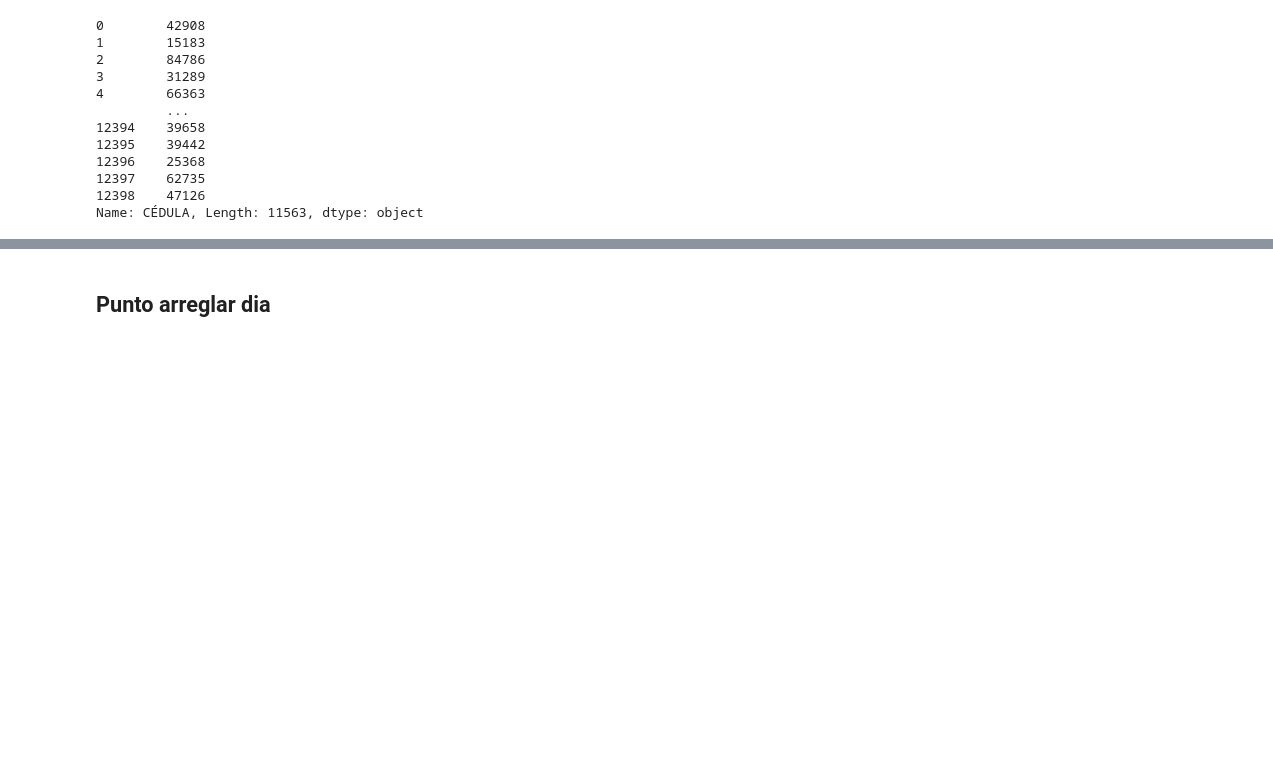
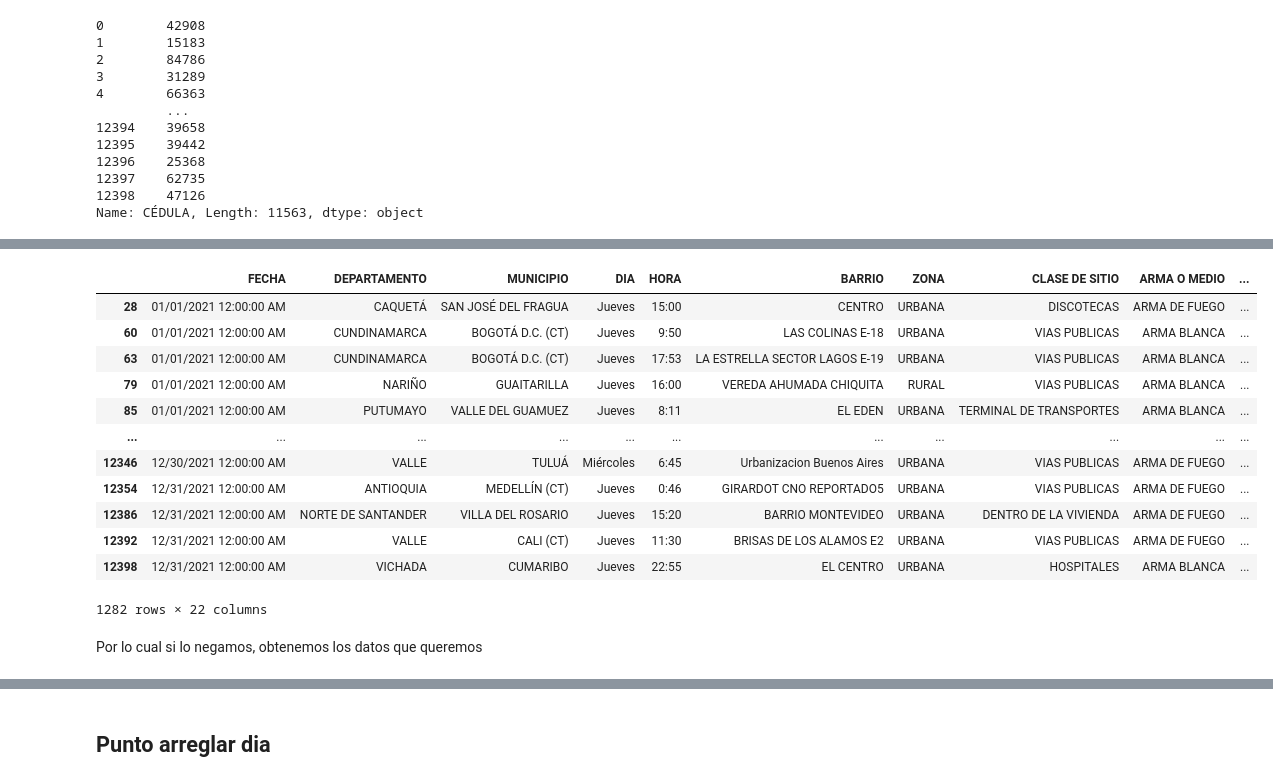
Before and after one commit to DavidPachis/dataScience, a Jupyter notebook: dataScience/Bono/data_qualityDavidVasquez.ipynb, the cells around one changed output, grey strips where cells are left out. Saved outputs shown, nothing was run; the diff lists cells and outputs as text; code cells hidden in the pictures; blank space fills up the shorter version.

```diff
--- a/dataScience/Bono/data_qualityDavidVasquez.ipynb
+++ b/dataScience/Bono/data_qualityDavidVasquez.ipynb
@@ -361,0 +380,18 @@ Conclusion:No hay correos nulos
+# %%
+email_sin4
+# %% [output]
+|  | FECHA | DEPARTAMENTO | MUNICIPIO | DIA | HORA | BARRIO | ZONA | CLASE DE SITIO | ARMA O MEDIO | ... |
+| 28 | 01/01/2021 12:00:00 AM | CAQUETÁ | SAN JOSÉ DEL FRAGUA | Jueves | 15:00 | CENTRO | URBANA | DISCOTECAS | ARMA DE FUEGO | ... |
+| 60 | 01/01/2021 12:00:00 AM | CUNDINAMARCA | BOGOTÁ D.C. (CT) | Jueves | 9:50 | LAS COLINAS E-18 | URBANA | VIAS PUBLICAS | ARMA BLANCA | ... |
+| 63 | 01/01/2021 12:00:00 AM | CUNDINAMARCA | BOGOTÁ D.C. (CT) | Jueves | 17:53 | LA ESTRELLA SECTOR LAGOS E-19 | URBANA | VIAS PUBLICAS | ARMA BLANCA | ... |
+| 79 | 01/01/2021 12:00:00 AM | NARIÑO | GUAITARILLA | Jueves | 16:00 | VEREDA AHUMADA CHIQUITA | RURAL | VIAS PUBLICAS | ARMA BLANCA | ... |
+| 85 | 01/01/2021 12:00:00 AM | PUTUMAYO | VALLE DEL GUAMUEZ | Jueves | 8:11 | EL EDEN | URBANA | TERMINAL DE TRANSPORTES | ARMA BLANCA | ... |
+| ... | ... | ... | ... | ... | ... | ... | ... | ... | ... | ... |
+| 12346 | 12/30/2021 12:00:00 AM | VALLE | TULUÁ | Miércoles | 6:45 | Urbanizacion Buenos Aires | URBANA | VIAS PUBLICAS | ARMA DE FUEGO | ... |
+| 12354 | 12/31/2021 12:00:00 AM | ANTIOQUIA | MEDELLÍN (CT) | Jueves | 0:46 | GIRARDOT CNO REPORTADO5 | URBANA | VIAS PUBLICAS | ARMA DE FUEGO | ... |
+| 12386 | 12/31/2021 12:00:00 AM | NORTE DE SANTANDER | VILLA DEL ROSARIO | Jueves | 15:20 | BARRIO MONTEVIDEO | URBANA | DENTRO DE LA VIVIENDA | ARMA DE FUEGO | ... |
+| 12392 | 12/31/2021 12:00:00 AM | VALLE | CALI (CT) | Jueves | 11:30 | BRISAS DE LOS ALAMOS E2 | URBANA | VIAS PUBLICAS | ARMA DE FUEGO | ... |
+| 12398 | 12/31/2021 12:00:00 AM | VICHADA | CUMARIBO | Jueves | 22:55 | EL CENTRO | URBANA | HOSPITALES | ARMA BLANCA | ... |
+1282 rows × 22 columns
+# %% [markdown]
+Por lo cual si lo negamos, obtenemos los datos que queremos
```
Also changed, not shown: parts of 20 cells of this notebook.
